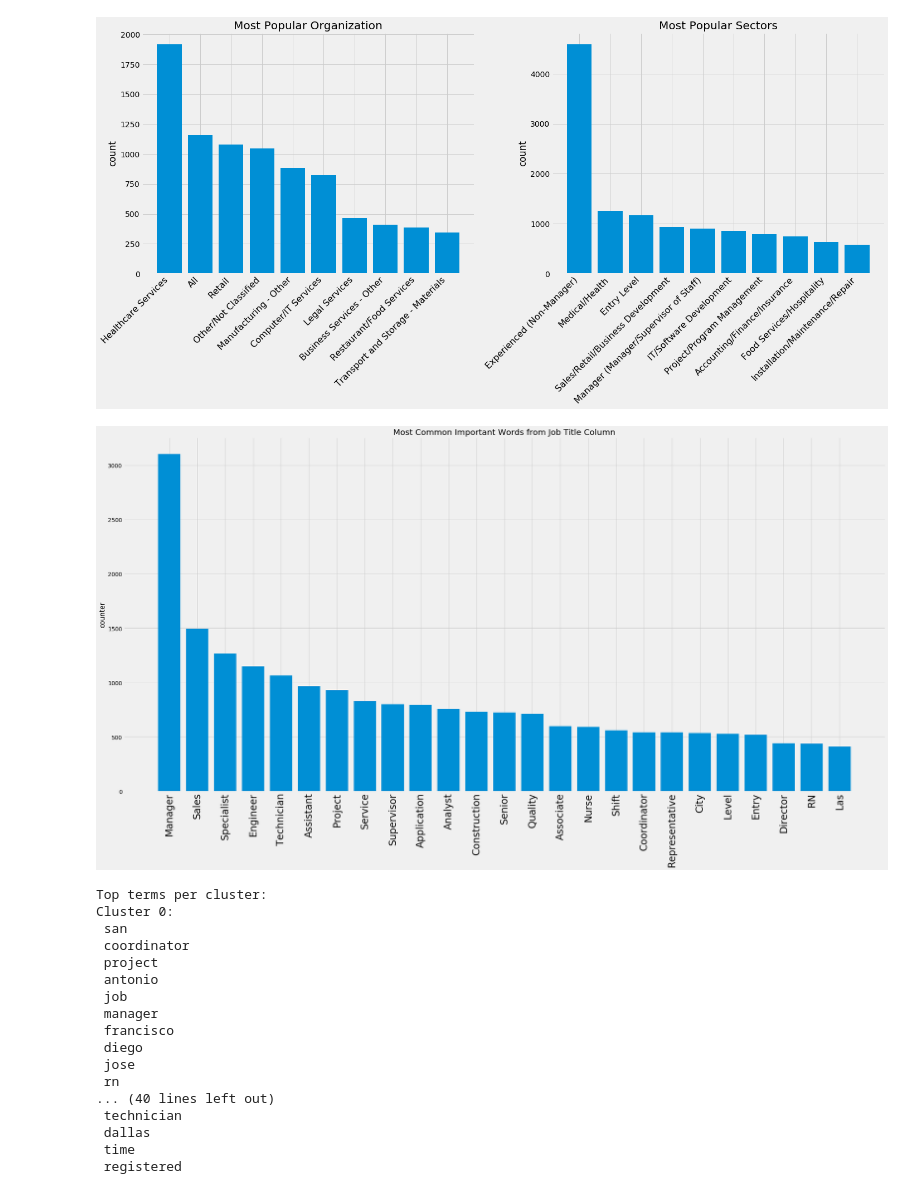
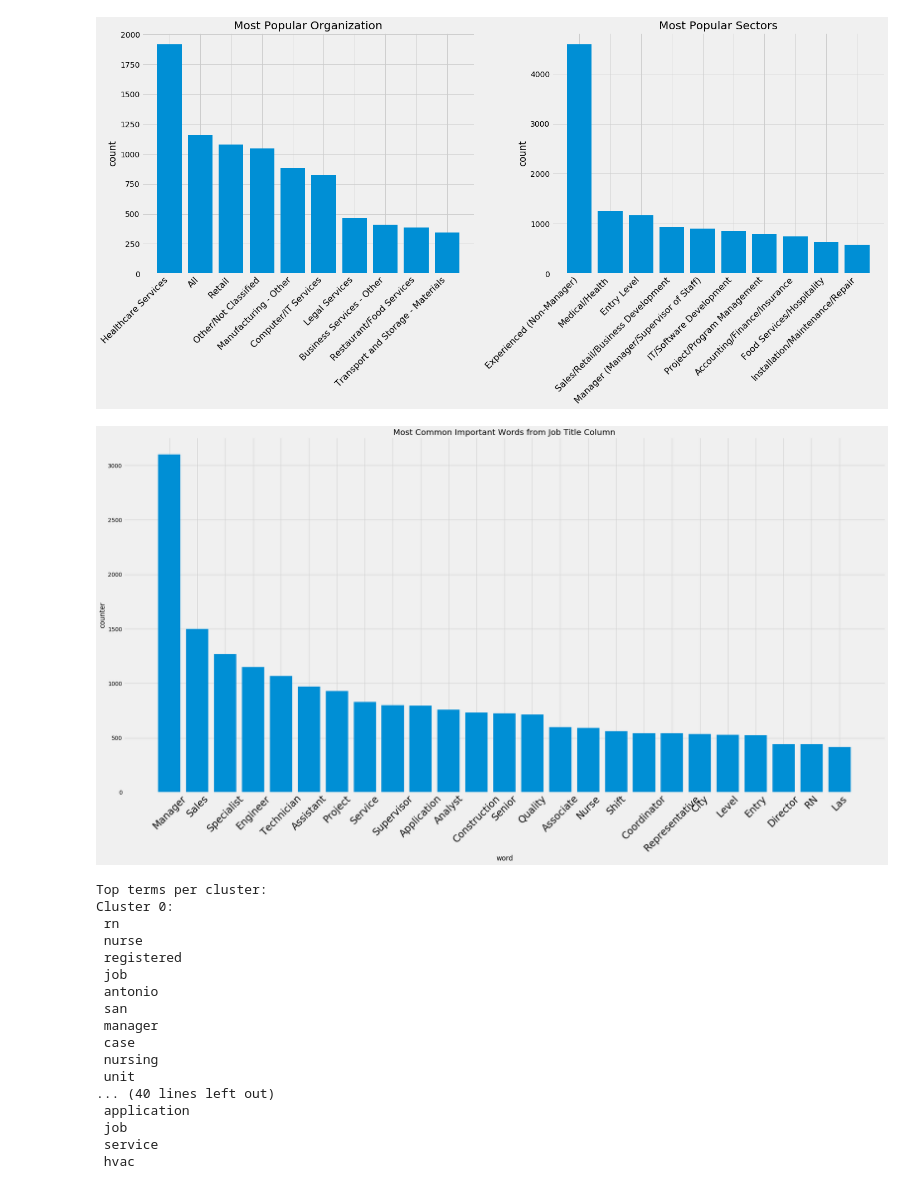
Before and after one commit to jer96/CareerPathPrediction, a Jupyter notebook: analysis/job-market-analysis-refined.ipynb, the cells around one changed output. Cells and saved outputs as stored; diff of their text form; code cells hidden in the pictures.

Commit message:
- Added comments to files - Refactored naive bayes and neural network classifiers - Updated data visualizations slightly

```diff
--- a/analysis/job-market-analysis-refined.ipynb
+++ b/analysis/job-market-analysis-refined.ipynb
@@ -157,19 +159,23 @@ plt.show()
 def generate_dict_from_tup_list(tup_list):
     return {tup[0] : tup[1] for tup in tup_list}
 # %%
-#org_counter = get_counter_object(organization).most_common(100)
-#sec_counter = get_counter_object(sector).most_common(100)
-#desc_counter = get_counter_object(descriptions).most_common(100)
-title_counter = get_counter_object(job_titles).most_common(25)
+org_counter = get_counter_object(organization).most_common(100)
+org_counter = generate_dict_from_tup_list(org_counter)
+sec_counter = get_counter_object(sector).most_common(100)
+sec_counter = generate_dict_from_tup_list(sec_counter)
+desc_counter = get_counter_object(descriptions).most_common(100)
+desc_counter = generate_dict_from_tup_list(desc_counter)
+title_counter = get_counter_object(job_titles).most_common(100)
 title_counter = generate_dict_from_tup_list(title_counter)
 # %%
 f, ax = plt.subplots(1,1, figsize=(30,15))
 ax.bar(range(len(title_counter)), title_counter.values(), align='center')
 ax.set_xticks(range(25))
-ax.set_xticklabels(title_counter.keys(), rotation=90, fontsize=24, minor=False)
+ax.set_xticklabels(title_counter.keys(), rotation=45, fontsize=24, minor=False)
 ax.set_ylabel('counter')
+ax.set_xlabel('word')
 ax.set_title('Most Common Important Words from Job Title Column')
 plt.show()
 # %% [output]
-[figure, old version]
+[figure, new version]
 # %%
@@ -215,26 +224,26 @@ def open_model(model_name):
     model_file.close()
     return model
 # %%
-model, k_val = generate_kmeans_model(df, 'job_title', 'organization', 5)
-print_top_terms(model, k_val)
+model, k_val, vectorizer = generate_kmeans_model(df, 'job_title', 'organization', 5)
+print_top_terms(model, k_val, vectorizer)
 # %% [output]
 Top terms per cluster:
 Cluster 0:
+ rn
+ nurse
+ registered
+ job
+ antonio
  san
- coordinator
- project
- antonio
+ manager
+ case
+ nursing
+ unit
+... (40 lines left out)
+ application
  job
- manager
- francisco
- diego
- jose
- rn
-... (40 lines left out)
- technician
- dallas
- time
- registered
+ service
+ hvac
 # %%
 '''
 creates an encoding for input text based on most common bag of words
```
Also changed, not shown: parts of 19 cells of this notebook, 6 other files.
